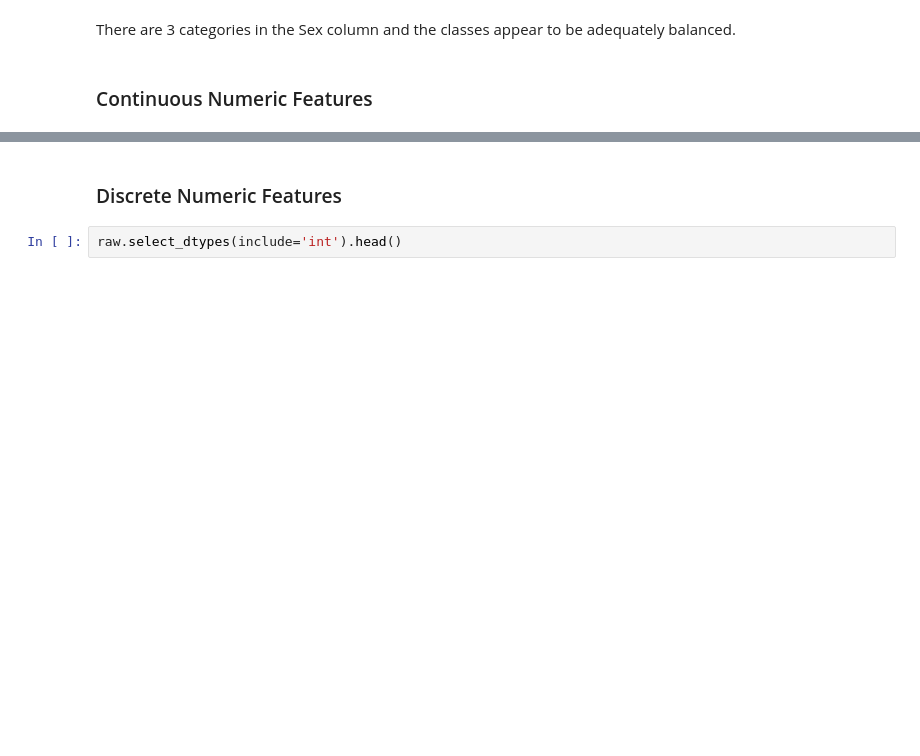
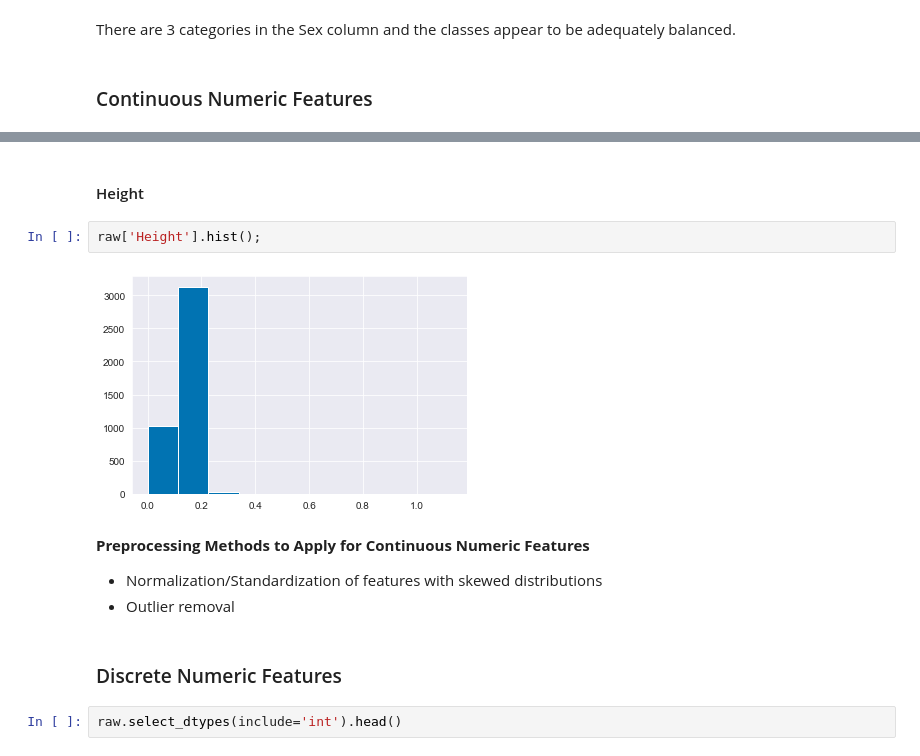
Before and after one commit to chrisammon3000/uci-abalone, a Jupyter notebook: notebooks/190924-gcl-initial-exploration.ipynb, the cells around one changed output, grey strips where cells are left out. Drawn from its saved outputs; the diff is of its cells as text; blank space fills up the shorter version.

```diff
--- a/notebooks/190924-gcl-initial-exploration.ipynb
+++ b/notebooks/190924-gcl-initial-exploration.ipynb
@@ -129,3 +140,13 @@ sns.pairplot(raw_numeric);
+# %% [markdown]
+#### Height
+# %%
+raw['Height'].hist();
+# %% [output]
+[figure, added]
+# %% [markdown]
+**Preprocessing Methods to Apply for Continuous Numeric Features**
+* Normalization/Standardization of features with skewed distributions
+* Outlier removal
 # %% [markdown]
 ### Discrete Numeric Features
 # %%
```
Also changed, not shown: parts of 4 cells of this notebook.
